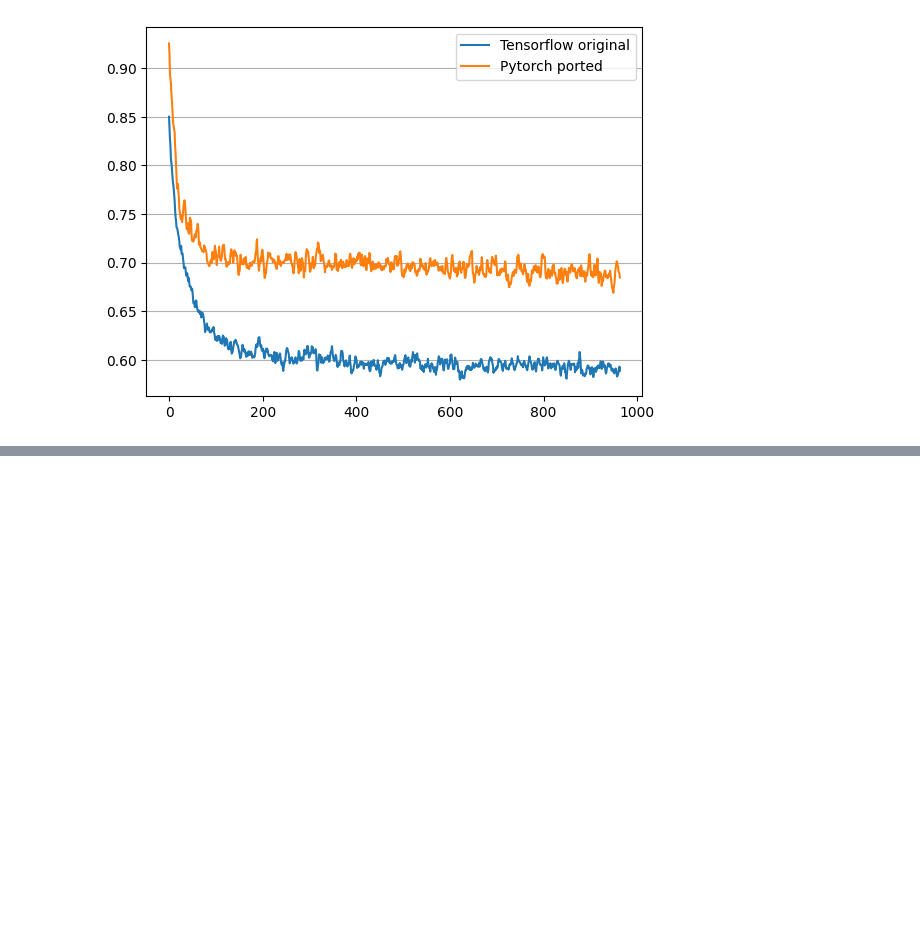
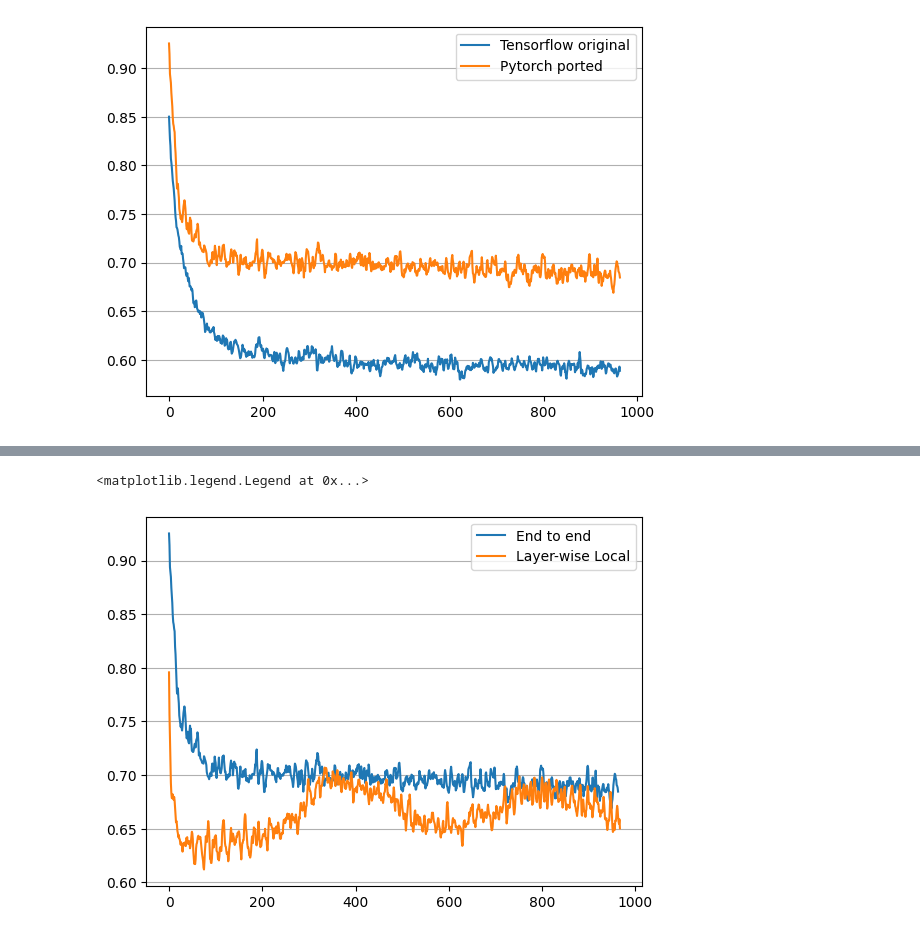
Before and after one commit to intuinno/cwvae-torch, a Jupyter notebook: notebooks/metrics.ipynb, the cells around one changed output, grey strips where cells are left out. Saved outputs shown, nothing was run; the diff lists cells and outputs as text; code cells hidden in the pictures; blank space fills up the shorter version.

```diff
--- a/notebooks/metrics.ipynb
+++ b/notebooks/metrics.ipynb
@@ -61,0 +70,20 @@ plt.legend()
+# %%
+local_logs = pathlib.Path('/home/intuinno/codegit/cwvae-torch/logs/mmnist/local-3level-continuous-20230410_225254/eval_20230425_181543/ssim_mean.npz')
+
+with open(local_logs, 'rb') as f:
+    ssim_local = np.load(f)['arr_0']
+
+e2e_logs = pathlib.Path('/home/intuinno/codegit/cwvae-torch/logs/mmnist/3level_continuous20230408_230418/eval_20230425_162423/ssim_mean.npz')
+
+with open(e2e_logs, 'rb') as f:
+    ssim_e2e = np.load(f)['arr_0']
+
+plt.figure()
+axes = plt.gca()
+axes.yaxis.grid(True)
+plt.plot(ssim_e2e, label='End to end')
+plt.plot(ssim_local, label='Layer-wise Local')
+plt.legend()
+# %% [output]
+<matplotlib.legend.Legend at 0x...>
+[figure, added]
```
Also changed, not shown: parts of 6 cells of this notebook, 2 other files.
